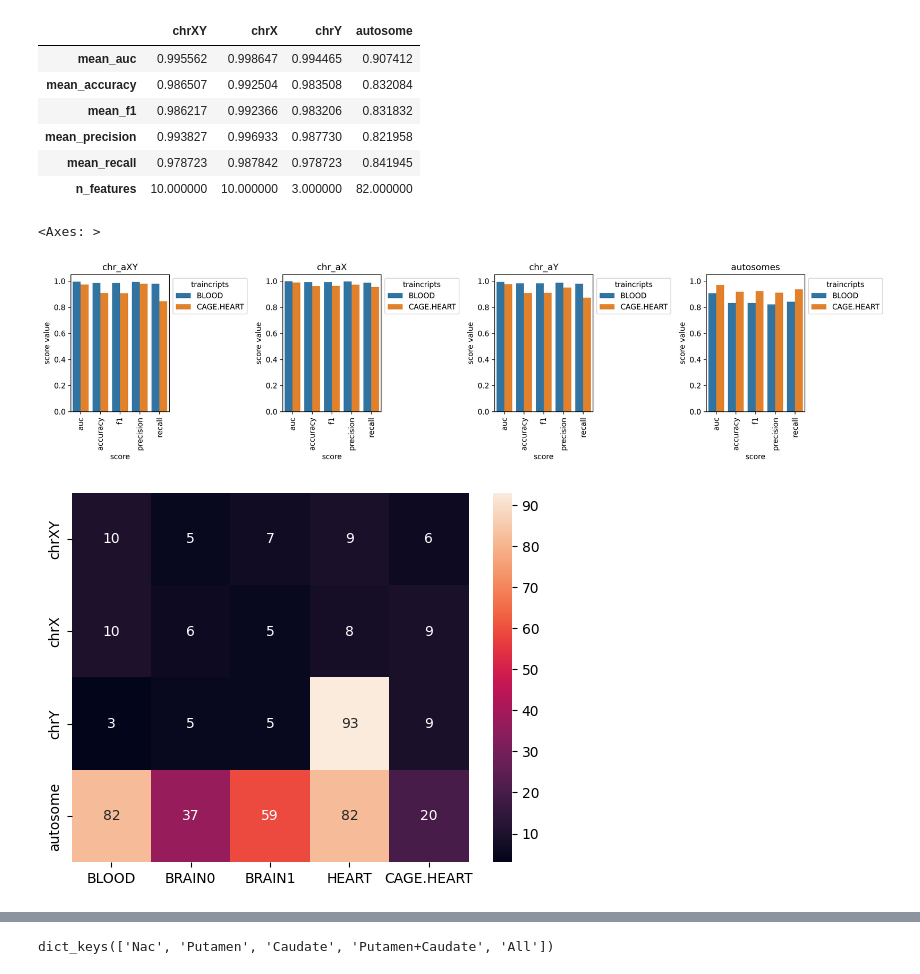
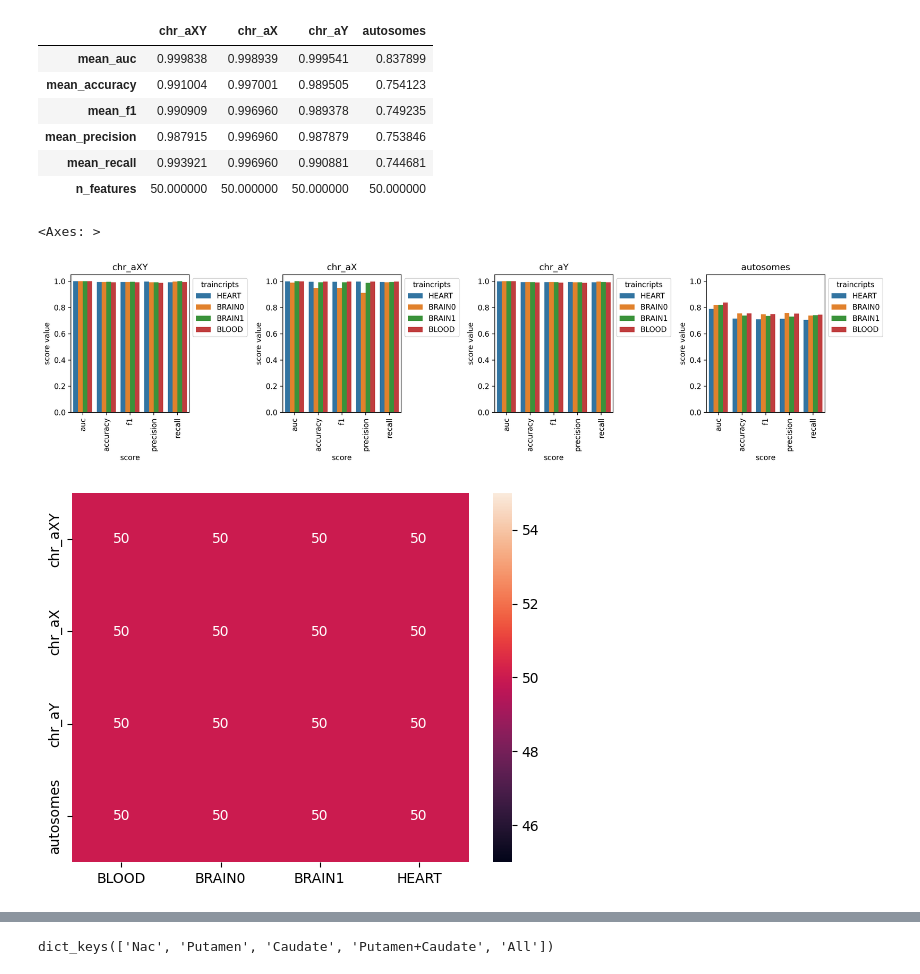
Before and after one commit to zodelheim/sea-infer-rna-seq, a Jupyter notebook: notebooks/ModelsQuality.ipynb, the cells around one changed output, grey strips where cells are left out. Drawn from its saved outputs; the diff is of its cells as text; code cells hidden in the pictures.

```diff
--- a/notebooks/ModelsQuality.ipynb
+++ b/notebooks/ModelsQuality.ipynb
@@ -292,0 +8,5 @@ eval_dict = {
+# %%
+with open("/home/arsenii/Documents/PYTHON/RNASeqAnalysis/reports/train_result_sex_xgboost.json", 'r') as file:
+    data = json.load(file)
+train_dict = data
+train_dict
@@ -301,24 +82,24 @@ eval_dict = {
 
 TOTAL_df = pd.DataFrame.from_dict(train_dict['None'])
 HEART_df = pd.DataFrame.from_dict(train_dict['HEART'])
-CAGE_HEART_df = pd.DataFrame.from_dict(train_dict['CAGE.HEART'])
+# CAGE_HEART_df = pd.DataFrame.from_dict(train_dict['CAGE.HEART'])
 BRAIN0_df = pd.DataFrame.from_dict(train_dict['BRAIN0'])
 BRAIN1_df = pd.DataFrame.from_dict(train_dict['BRAIN1'])
 TOTAL_df
 # %% [output]
-|  | chrXY | chrX | chrY | autosome |
-| mean_auc | 0.995562 | 0.998647 | 0.994465 | 0.907412 |
-| mean_accuracy | 0.986507 | 0.992504 | 0.983508 | 0.832084 |
-| mean_f1 | 0.986217 | 0.992366 | 0.983206 | 0.831832 |
-| mean_precision | 0.993827 | 0.996933 | 0.987730 | 0.821958 |
-| mean_recall | 0.978723 | 0.987842 | 0.978723 | 0.841945 |
-| n_features | 10.000000 | 10.000000 | 3.000000 | 82.000000 |
+|  | chr_aXY | chr_aX | chr_aY | autosomes |
+| mean_auc | 0.999838 | 0.998939 | 0.999541 | 0.837899 |
+| mean_accuracy | 0.991004 | 0.997001 | 0.989505 | 0.754123 |
+| mean_f1 | 0.990909 | 0.996960 | 0.989378 | 0.749235 |
+| mean_precision | 0.987915 | 0.996960 | 0.987879 | 0.753846 |
+| mean_recall | 0.993921 | 0.996960 | 0.990881 | 0.744681 |
+| n_features | 50.000000 | 50.000000 | 50.000000 | 50.000000 |
 # %%
 sex_chromosome_names = {
-    'chrXY': 'chr_aXY',
-    'autosome': "autosomes",
-    'chrX': "chr_aX",
-    'chrY': "chr_aY"
+    'chr_aXY': 'chr_aXY',
+    'autosomes': "autosomes",
+    'chr_aX': "chr_aX",
+    'chr_aY': "chr_aY"
 }
 
 organ_names = {
@@ -331,21 +112,21 @@ organ_names = {
 
 df_features = pd.DataFrame(data=np.zeros((len(sex_chromosome_names.keys()),
                                           len(organ_names.keys()))),
-                           index=['chrXY', 'chrX', 'chrY', 'autosome'],
+                           index=['chr_aXY', 'chr_aX', 'chr_aY', 'autosomes'],
                            columns=["BLOOD", "BRAIN0", "BRAIN1",  'HEART', "CAGE.HEART"], )
 
 fig, axs = plt.subplots(ncols=4, nrows=1, figsize=(16, 4), dpi=300)
 
-for ax, chromosome in zip(axs, ['chrXY', 'chrX', 'chrY', 'autosome']):
+for ax, chromosome in zip(axs, ['chr_aXY', 'chr_aX', 'chr_aY', 'autosomes']):
 
     dset = pd.DataFrame(
         np.zeros((len(TOTAL_df.index), len(organ_names.keys()))),
-        columns=("BLOOD", "BRAIN0", "BRAIN1",  'HEART', "CAGE.HEART"),
+        columns=("BLOOD", "BRAIN0", "BRAIN1",  'HEART', 'CAGE.HEART'),
         index=TOTAL_df.index
     )
 
 
-    dset['CAGE.HEART']=CAGE_HEART_df[chromosome]
+    # dset['CAGE.HEART']=CAGE_HEART_df[chromosome]
     dset['HEART']=HEART_df[chromosome]
     # dset['BLOOD1']=BLOOD1_df[chromosome]
     dset['BRAIN0']=BRAIN0_df[chromosome]
@@ -357,42 +138,43 @@ for ax, chromosome in zip(axs, ['chrXY', 'chrX', 'chrY', 'autosome']):
 
 
     df_features.loc[chromosome, "HEART"] = HEART_df[chromosome].loc['n_features']
-    df_features.loc[chromosome, "CAGE.HEART"] = CAGE_HEART_df[chromosome].loc['n_features']
+    # df_features.loc[chromosome, "CAGE.HEART"] = CAGE_HEART_df[chromosome].loc['n_features']
     df_features.loc[chromosome, "BRAIN0"] = BRAIN0_df[chromosome].loc['n_features']
     df_features.loc[chromosome, "BRAIN1"] = BRAIN1_df[chromosome].loc['n_features']
     df_features.loc[chromosome, "BLOOD"] = TOTAL_df[chromosome].loc['n_features']
 
     dset = dset.drop(index='n_features')
 
     dset['score'] = dset.index.str[5:]
 
+    dset = dset.drop(columns=['CAGE.HEART'])
 
     g = sns.barplot(dset.melt('score').rename(columns={'variable': 'traincripts', 'value': "score value"}),
                     x='score', y='score value', hue='traincripts',
-                # hue_order=["BLOOD", "BRAIN0", "BRAIN1",  'HEART', "CAGE.HEART"],
-                hue_order=["BLOOD","CAGE.HEART"],
+                hue_order=['HEART', 'BRAIN0', 'BRAIN1', "BLOOD"],#, "CAGE.HEART"],
+                # hue_order=["BLOOD","CAGE.HEART"],
                 ax=ax)
     g.set_ylim(0, 1.05)
     for tick in ax.get_xticklabels():
         tick.set_rotation(90)
 
     sns.move_legend(ax, "upper left", bbox_to_anchor=(1, 1))
     plt.tight_layout()
     ax.title.set_text(sex_chromosome_names[chromosome])
 
     # plt.xticks(rotation=90)
     # ax.xticks(rotation=90)
 # dset.melt('score')
 df_features = df_features.astype(int)
 
 plt.savefig('../reports/for_paper/train_sex_scores.pdf', dpi=300)
 
 plt.figure()
-sns.heatmap(df_features, annot=True)
+sns.heatmap(df_features.drop(columns=['CAGE.HEART']), annot=True)
 # %% [output]
 <Axes: >
-[figure, old version]
+[figure, new version]
-[figure, old version]
+[figure, new version]
 # %%
 from pathlib import Path
 import anndata as ad
```
Also changed, not shown: parts of 16 cells of this notebook, 9 other files.
